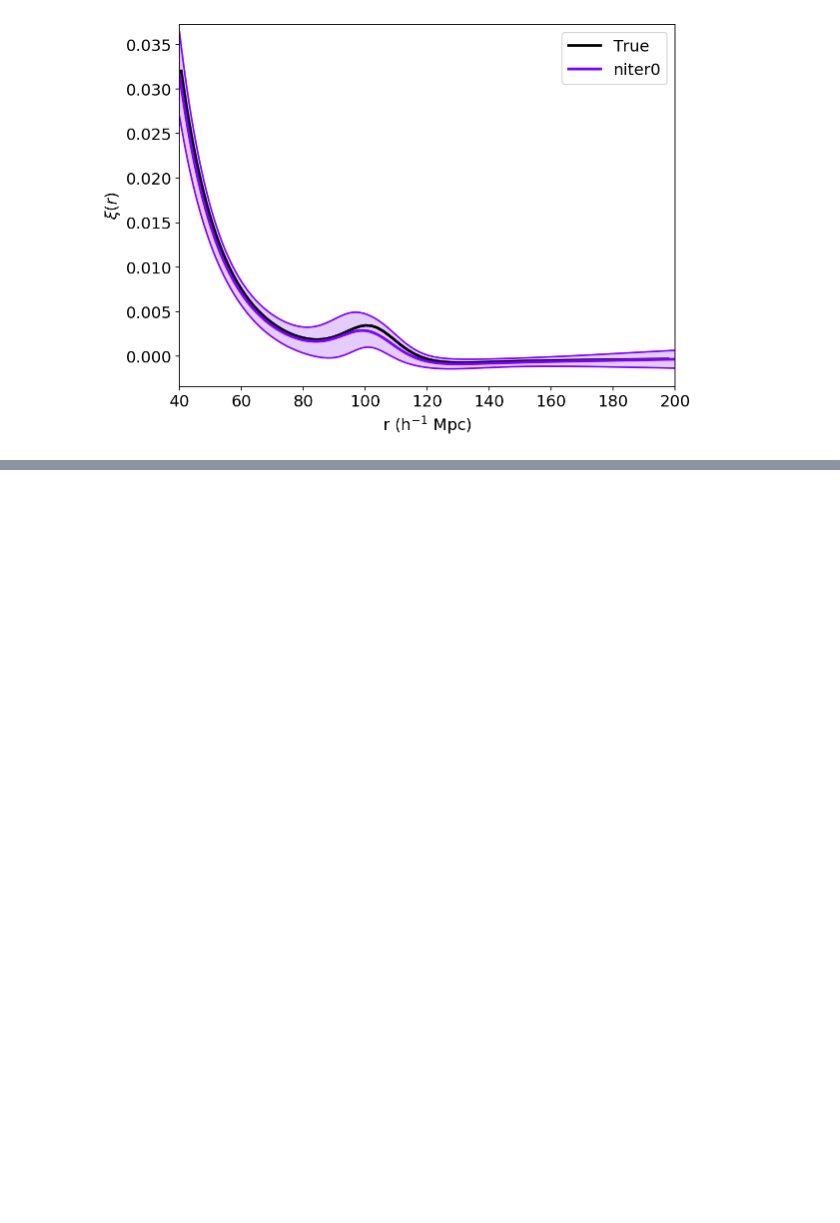
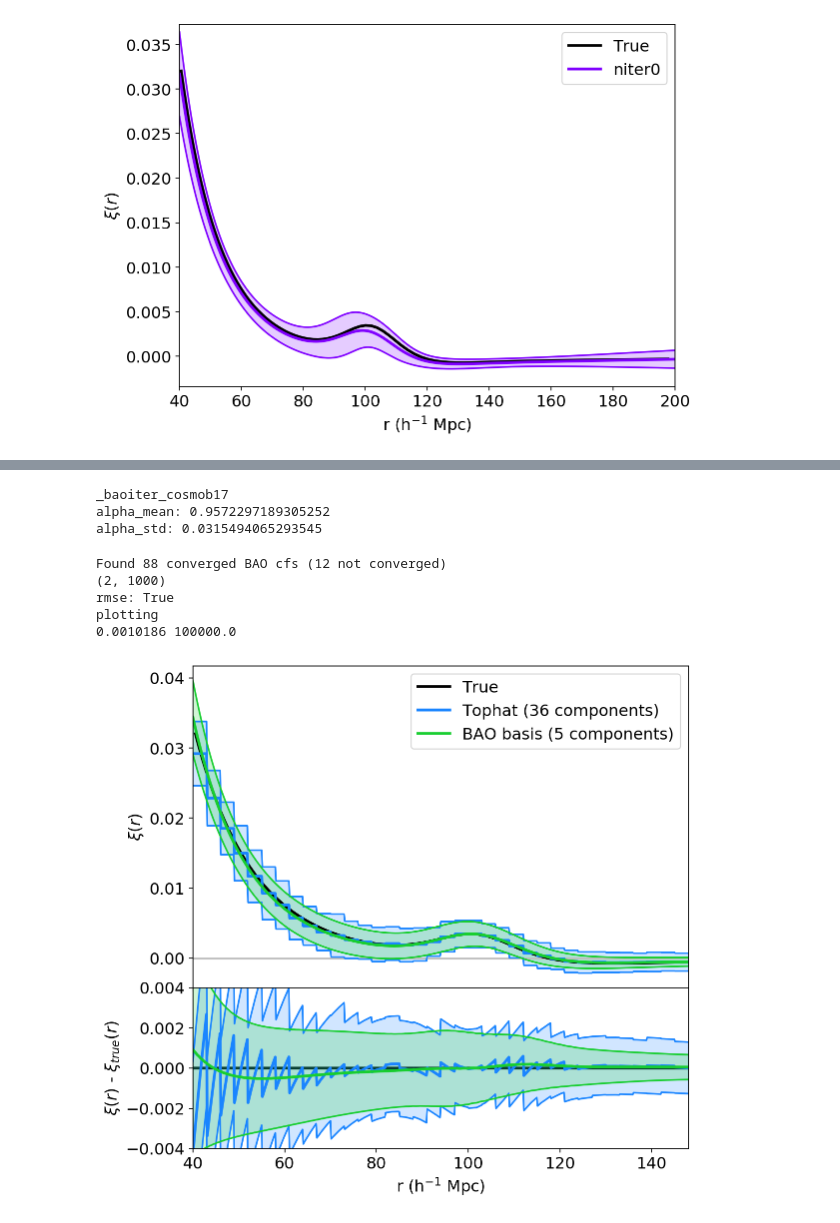
Before and after one commit to kstoreyf/continuous-estimator, a Jupyter notebook: code/plots_baoiter_2020-06.ipynb, the cells around one changed output, grey strips where cells are left out. Cells and saved outputs as stored; diff of their text form; code cells hidden in the pictures; blank space fills up the shorter version.

```diff
--- a/code/plots_baoiter_2020-06.ipynb
+++ b/code/plots_baoiter_2020-06.ipynb
@@ -339,0 +441,24 @@ plotting
+# %%
+cat_tag = '_L750_n1e-4'
+cf_tag = '_baoiter_cosmob17'
+calc_alpha(cat_tag, cf_tag, realizations=range(100))
+# %% [output]
+_baoiter_cosmob17
+alpha_mean: 0.9572297189305252
+alpha_std: 0.0315494065293545
+# %%
+realizations=range(100)
+cat_tag = '_L750_n1e-4'
+cf_tags = ['_tophat_bw3', f'_baoiter_cosmob17']
+#colors = ['blue']*len(cf_tags)
+#colors = ['blue', 'magenta']
+colors = [ctopmany, cbao]
+labels = ['Tophat (36 components)', 'BAO basis (5 components)']
+plot_baoiter_converged(cat_tag, cf_tags, colors=colors, labels=labels, realizations=realizations, errlim=[-0.004, 0.004])
+# %% [output]
+Found 88 converged BAO cfs (12 not converged)
+(2, 1000)
+rmse: True
+plotting
+0.0010186 100000.0
+[figure, added]
```
Also changed, not shown: parts of 15 cells of this notebook, 11 other files.
